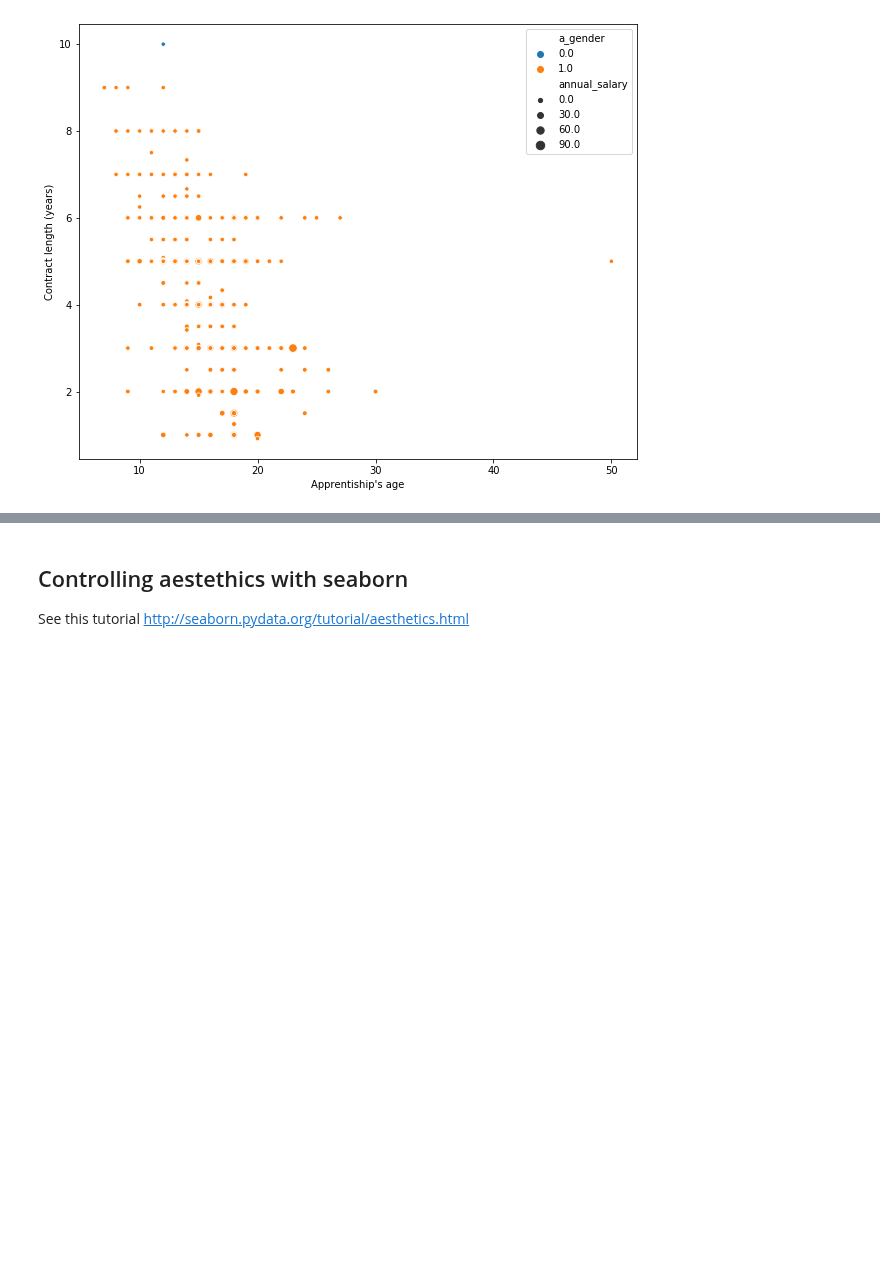
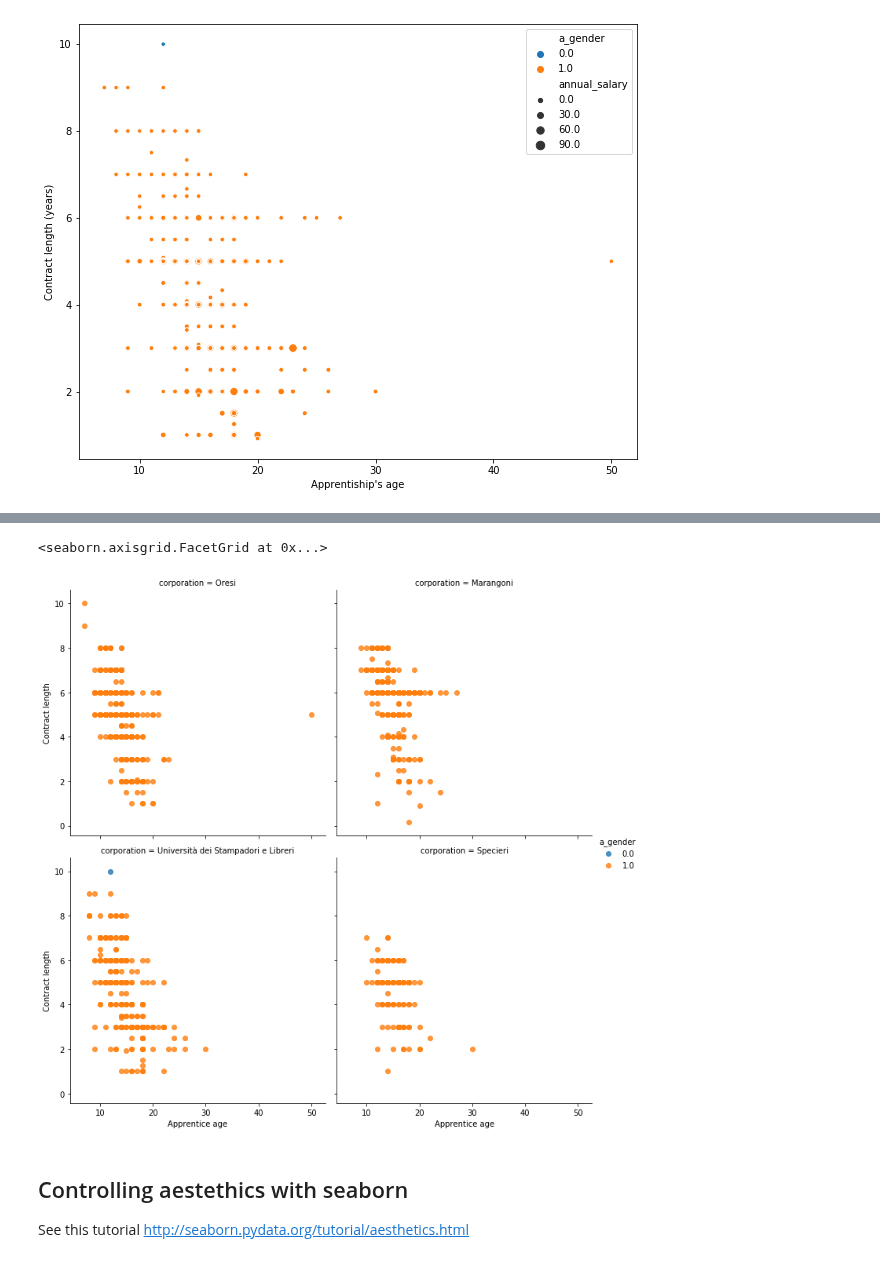
Before and after one commit to mromanello/ADA-DHOxSS, a Jupyter notebook: notebooks/4.2 Visualize.ipynb, the cells around one changed output, grey strips where cells are left out. Saved outputs shown, nothing was run; the diff lists cells and outputs as text; code cells hidden in the pictures; blank space fills up the shorter version.

```diff
--- a/notebooks/4.2 Visualize.ipynb
+++ b/notebooks/4.2 Visualize.ipynb
@@ -356,3 +358,18 @@ sns.lmplot(
+# %%
+ax = sns.lmplot(
+    x="a_age",
+    y="length",
+    data=contracts_zoom_df,
+    fit_reg=False,
+    col='corporation',
+    hue='a_gender',
+    col_wrap=2
+)
+ax.set_xlabels('Apprentice age')
+ax.set_ylabels('Contract length')
+# %% [output]
+<seaborn.axisgrid.FacetGrid at 0x...>
+[figure, added]
 # %% [markdown]
 ## Controlling aestethics with seaborn
 
```
Also changed, not shown: parts of 1 cell of this notebook.
